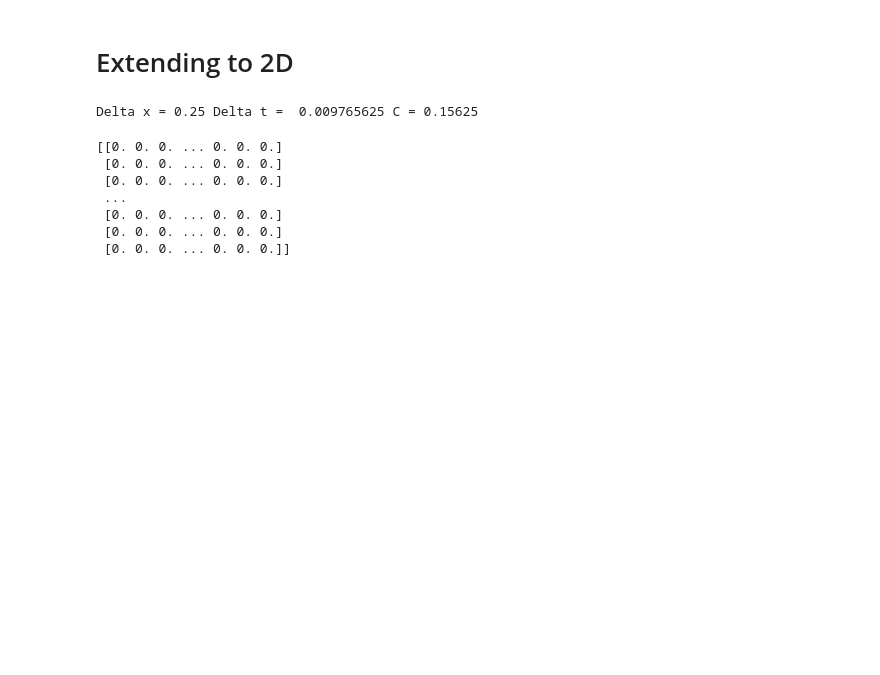
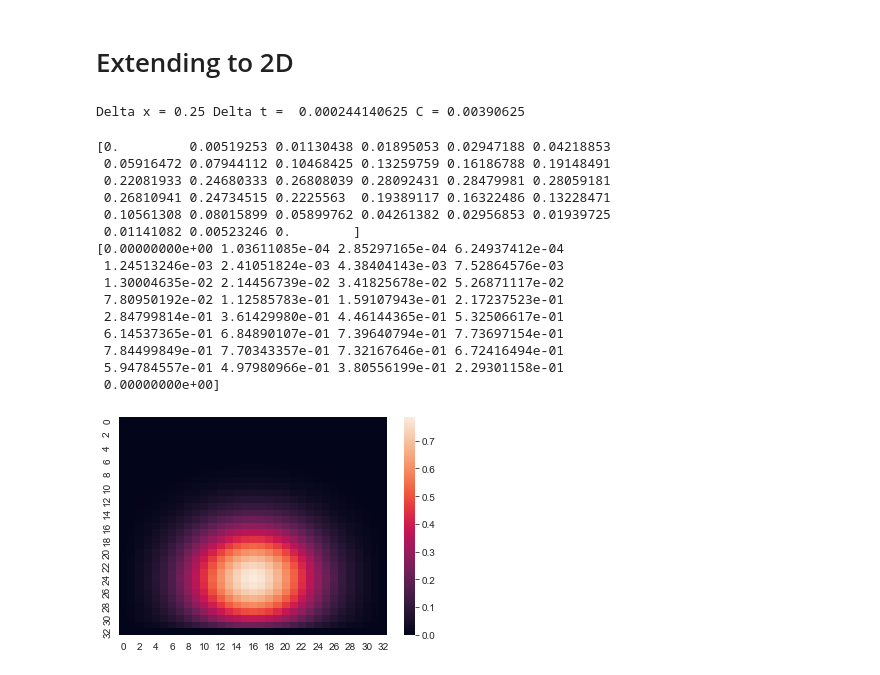
Before and after one commit to ktadgh/Air-Pollution, a Jupyter notebook: Air Polution.ipynb, the cells around one changed output. Cells and saved outputs as stored; diff of their text form; code cells hidden in the pictures; blank space fills up the shorter version.

```diff
--- a/Air Polution.ipynb
+++ b/Air Polution.ipynb
@@ -155,10 +157,10 @@ def plotting(U,L,type):
 # Extending to 2D
 # %%
 # ====== setting parameters =======
-Nt_gaps = 2**11  # number of timesteps
+Nt_gaps = 2**12  # number of timesteps
 Lx = 4  # final distance in x
 Ly = 4  # final distance in y
-T = 20  # final time
+T = 1  # final time
 Nt_points = Nt_gaps + 1
 h = T/(Nt_points)  # time step
 
@@ -181,7 +183,7 @@ C = dt/(dx**2)
 #By = vy*dt/(2*dx)
 print("Delta x =", dx, "Delta t = ", dt, "C =", C)
 # %% [output]
-Delta x = 0.25 Delta t =  0.009765625 C = 0.15625
+Delta x = 0.25 Delta t =  0.000244140625 C = 0.00390625
 # %%
 # Note - how do we justify choice of covariance?
 dist = multivariate_normal(mean=[0,0], cov=[[1/(1000),0],[0,1/(1000)]])
@@ -233,17 +233,28 @@ for n in range(1, Nt_points):
 
     # copy into full storage
     U[n,:,:] = u;
-# %%
-print()
-print(U[1])
-# %% [output]
-[[0. 0. 0. ... 0. 0. 0.]
- [0. 0. 0. ... 0. 0. 0.]
- [0. 0. 0. ... 0. 0. 0.]
- ...
- [0. 0. 0. ... 0. 0. 0.]
- [0. 0. 0. ... 0. 0. 0.]
- [0. 0. 0. ... 0. 0. 0.]]
+# %%
+sb.heatmap(U[-1])
+print(U[-1,16,:])
+print(U[-1,:,16])
+# the second has bigger values although they start off smaller. So this is actually y = 16 but seaborn is transposing the plot!
+# %% [output]
+[0.         0.00519253 0.01130438 0.01895053 0.02947188 0.04218853
+ 0.05916472 0.07944112 0.10468425 0.13259759 0.16186788 0.19148491
+ 0.22081933 0.24680333 0.26808039 0.28092431 0.28479981 0.28059181
+ 0.26810941 0.24734515 0.2225563  0.19389117 0.16322486 0.13228471
+ 0.10561308 0.08015899 0.05899762 0.04261382 0.02956853 0.01939725
+ 0.01141082 0.00523246 0.        ]
+[0.00000000e+00 1.03611085e-04 2.85297165e-04 6.24937412e-04
+ 1.24513246e-03 2.41051824e-03 4.38404143e-03 7.52864576e-03
+ 1.30004635e-02 2.14456739e-02 3.41825678e-02 5.26871117e-02
+ 7.80950192e-02 1.12585783e-01 1.59107943e-01 2.17237523e-01
+ 2.84799814e-01 3.61429980e-01 4.46144365e-01 5.32506617e-01
+ 6.14537365e-01 6.84890107e-01 7.39640794e-01 7.73697154e-01
+ 7.84499849e-01 7.70343357e-01 7.32167646e-01 6.72416494e-01
+ 5.94784557e-01 4.97980966e-01 3.80556199e-01 2.29301158e-01
+ 0.00000000e+00]
+[figure, added]
 # %%
 import seaborn as sb
 import matplotlib.animation as animation
```
Also changed, not shown: parts of 13 cells of this notebook.
